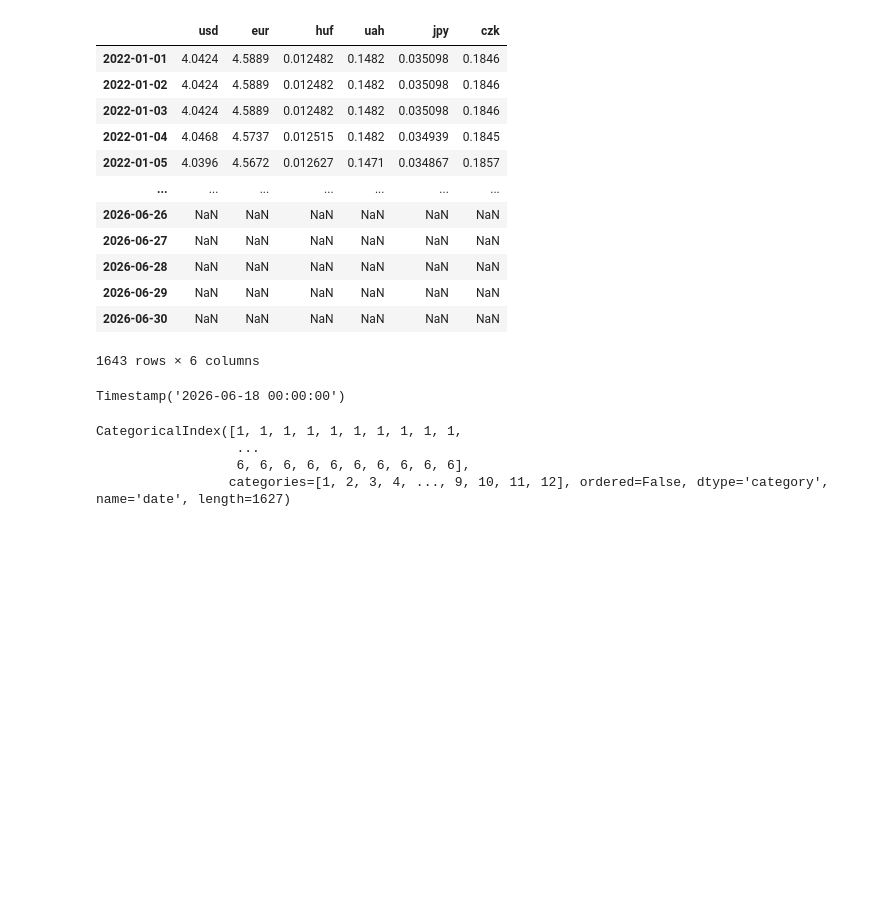
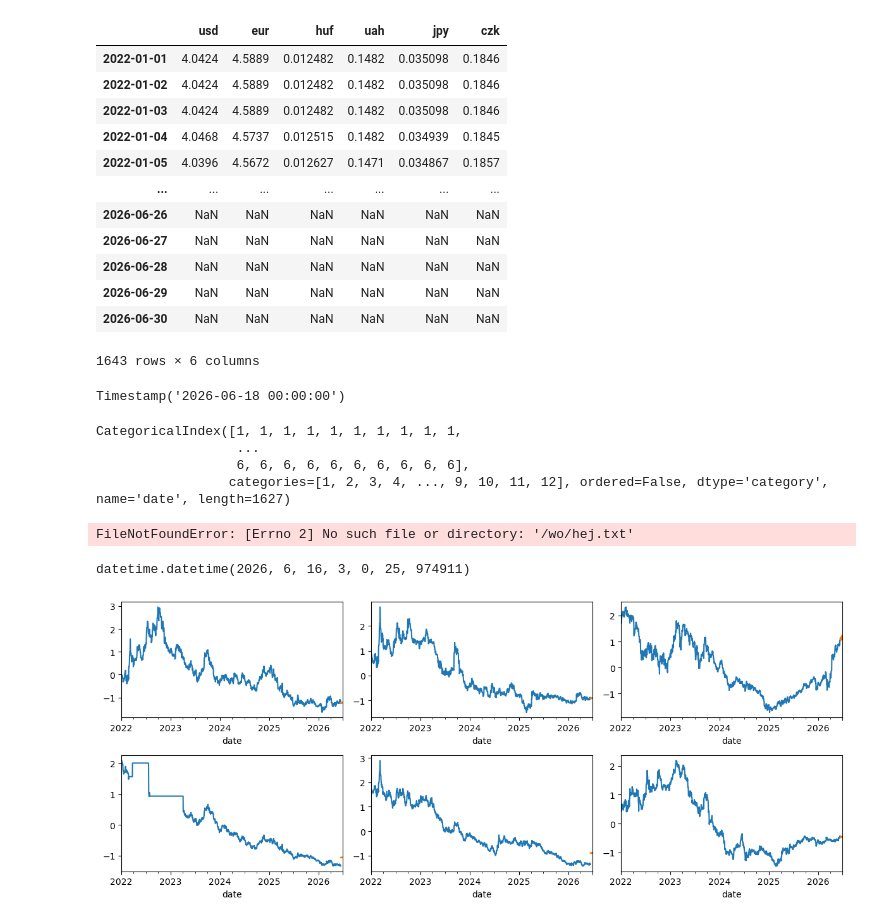
Before and after one commit to dradamm8/ExchangeRatesAnalysis, a Jupyter notebook: notebooks/projekt.ipynb, the cells around one changed output. Drawn from its saved outputs; the diff is of its cells as text; code cells hidden in the pictures; blank space fills up the shorter version.

```diff
--- a/notebooks/projekt.ipynb
+++ b/notebooks/projekt.ipynb
@@ -688,3 +682,12 @@ CategoricalIndex([1, 1, 1, 1, 1, 1, 1, 1, 1, 1,
                   ...
                   6, 6, 6, 6, 6, 6, 6, 6, 6, 6],
                  categories=[1, 2, 3, 4, ..., 9, 10, 11, 12], ordered=False, dtype='category', name='date', length=1627)
+# %%
+with open("/wo/hej.txt", "w") as f:
+    f.write("siemka")
+# %% [output]
+FileNotFoundError: [Errno 2] No such file or directory: '/wo/hej.txt'
+# %%
+datetime.now()
+# %% [output]
+datetime.datetime(2026, 6, 16, 3, 0, 25, 974911)
@@ -690,0 +696,36 @@ CategoricalIndex([1, 1, 1, 1, 1, 1, 1, 1, 1, 1,
+# %%
+pred_dict = {'usd': array([-1.2604716, -1.2604716, -1.2476426, -1.252474 , -1.2430277,
+       -1.2520568, -1.240559 , -1.2451496, -1.2299619, -1.2495627,
+       -1.2340236, -1.2355981, -1.2177004, -1.2360903, -1.2391013,
+       -1.2223973], dtype=float32), 'eur': array([-0.9121756 , -0.9121756 , -0.9097667 , -0.9027172 , -0.906236  ,
+       -0.90668017, -0.91562474, -0.896126  , -0.9177607 , -0.9212437 ,
+       -0.9216053 , -0.8984354 , -0.8974025 , -0.88449556, -0.8906471 ,
+       -0.88937896], dtype=float32), 'huf': array([1.0996803, 1.1567315, 1.112423 , 1.0515422, 1.1596196, 1.0769717,
+       1.142176 , 1.0954903, 1.0706055, 1.162322 , 1.0668073, 1.2209227,
+       1.173259 , 1.0883144, 1.1203567, 1.2064394], dtype=float32), 'uah': array([-1.0642759, -1.0642759, -1.0460492, -1.055964 , -1.0574183,
+       -1.0561141, -1.0602391, -1.0635589, -1.0594269, -1.0550553,
+       -1.0639516, -1.0583017, -1.0605253, -1.0515358, -1.0583218,
+       -1.0584239], dtype=float32), 'jpy': array([-0.8889267 , -0.8889267 , -0.8949369 , -0.9033689 , -0.91362774,
+       -0.89895666, -0.9013693 , -0.8997192 , -0.88558495, -0.88796055,
+       -0.9043795 , -0.90396464, -0.88377416, -0.8927939 , -0.88312334,
+       -0.8938508 ], dtype=float32), 'czk': array([-0.48524213, -0.4412402 , -0.44921067, -0.4522246 , -0.45422074,
+       -0.4451513 , -0.44830045, -0.45913848, -0.47344854, -0.4513626 ,
+       -0.4638627 , -0.46272662, -0.45936084, -0.4547742 , -0.44901222,
+       -0.46741462], dtype=float32)}
+# %%
+fig, axs = plt.subplots(2,3, figsize = (12,5), facecolor = 'white', tight_layout = True)
+
+
+for ax, code in zip(axs.flatten(), codes):
+
+    curr_df = df_dict[code]
+
+    last_date = curr_df.index[-1]
+    extra_dates = pd.date_range(last_date, last_date + timedelta(days = 15))
+
+    y_pred = pd.Series(pred_dict[code], index = extra_dates)
+
+    curr_df[code].plot(ax = ax)
+    y_pred.plot(ax = ax)
+# %% [output]
+[figure, added]
```
Also changed, not shown: parts of 3 cells of this notebook.
